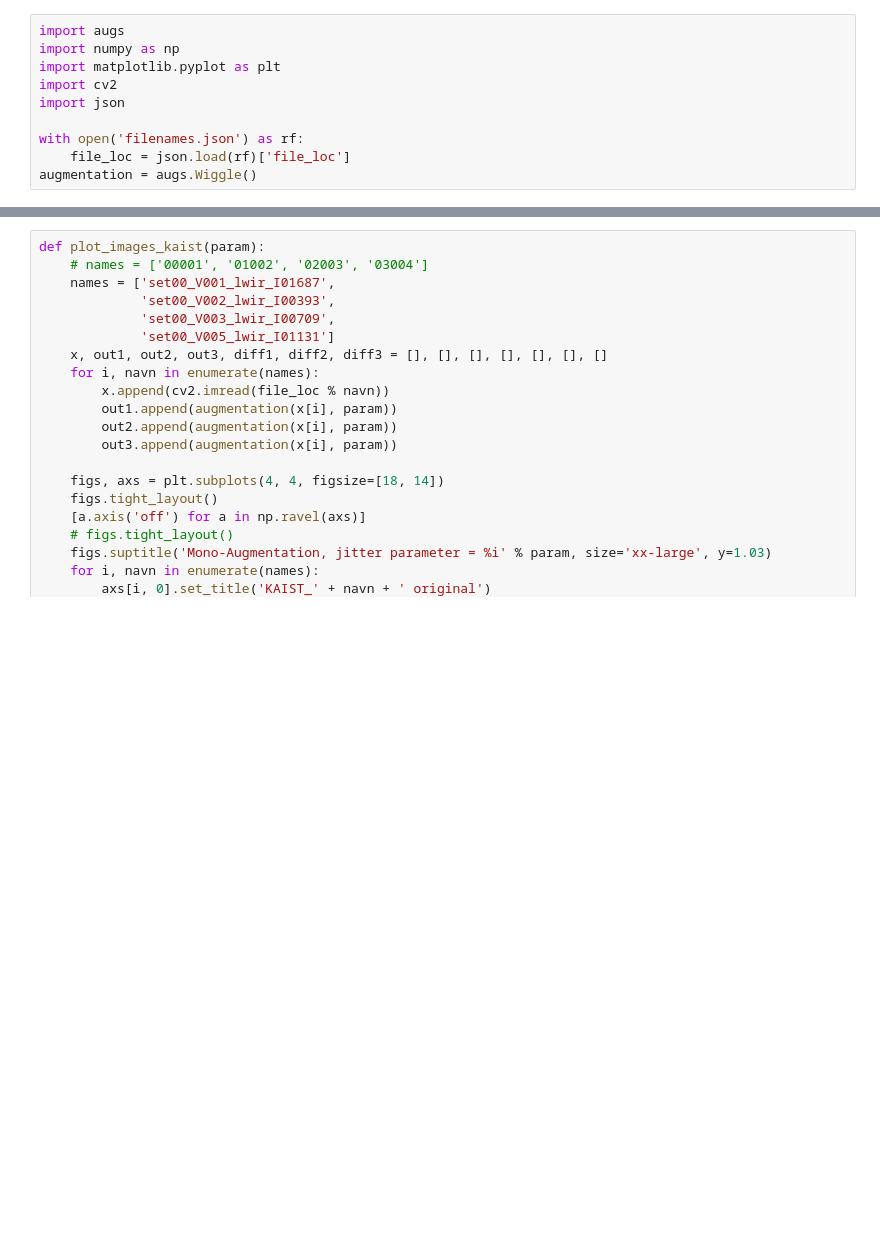
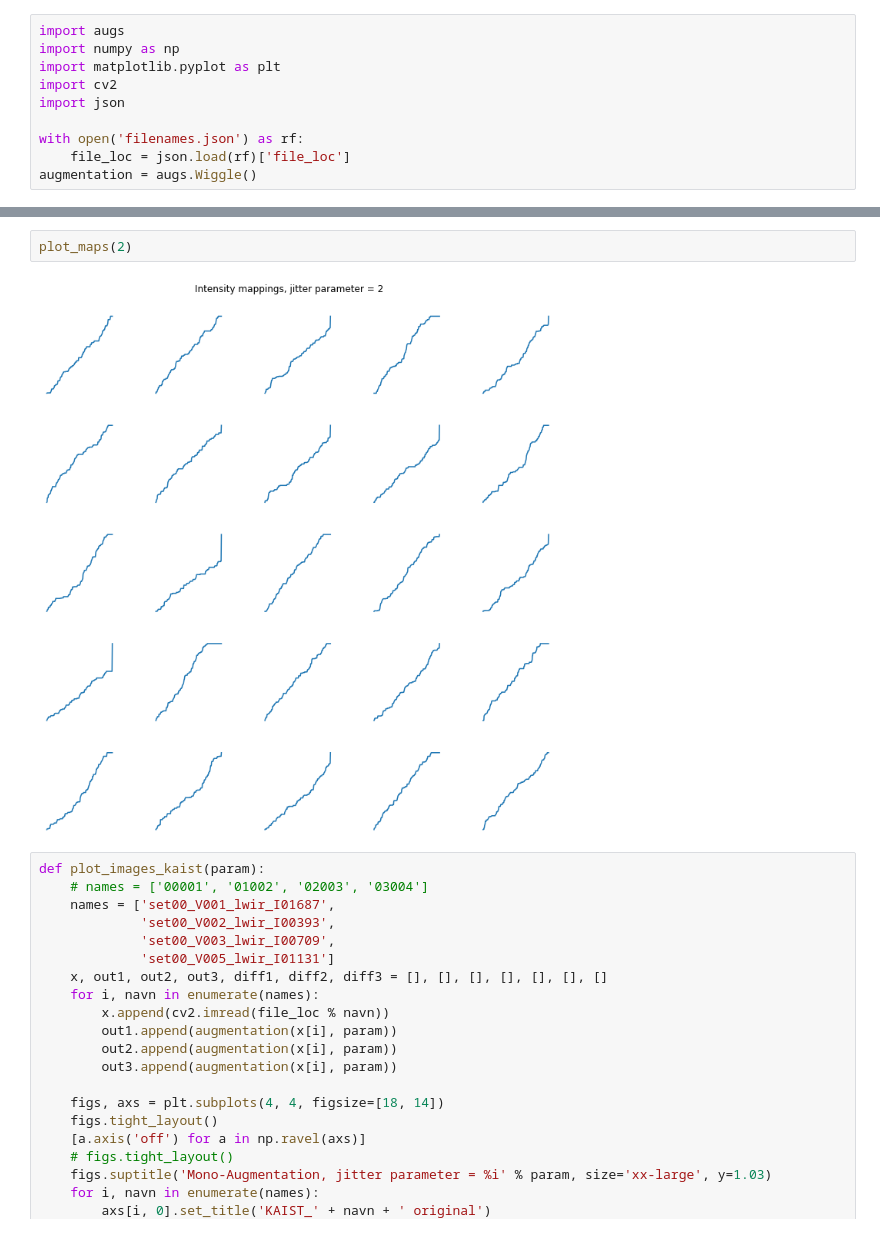
Before and after one commit to kalebkassaw/mono-aug, a Jupyter notebook: main.ipynb, the cells around one changed output, grey strips where cells are left out. Saved outputs shown, nothing was run; the diff lists cells and outputs as text; blank space fills up the shorter version.

```diff
--- a/main.ipynb
+++ b/main.ipynb
@@ -28,3 +28,7 @@ plot_maps(4)
+# %%
+plot_maps(2)
+# %% [output]
+[figure, added]
 # %%
 def plot_images_kaist(param):
     # names = ['00001', '01002', '02003', '03004']
```
Also changed, not shown: parts of 13 cells of this notebook, 1 other file.
